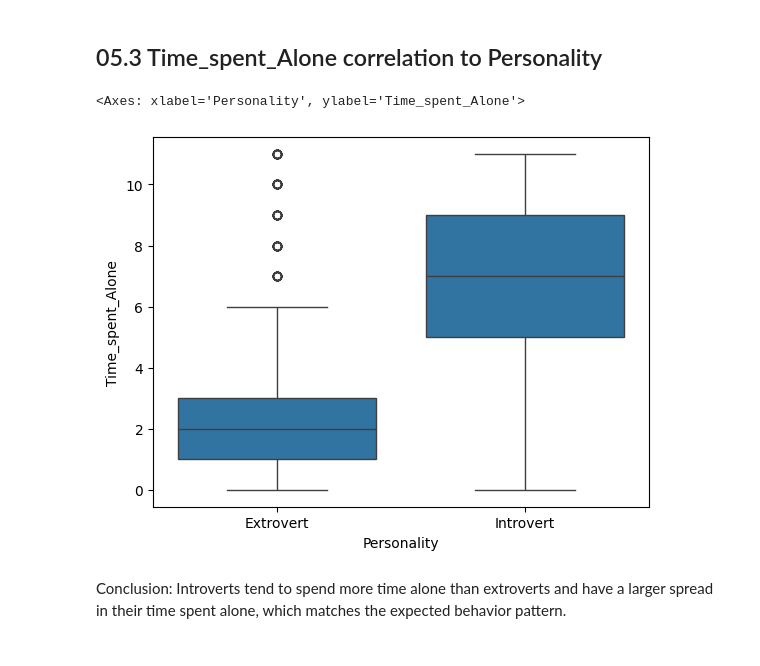
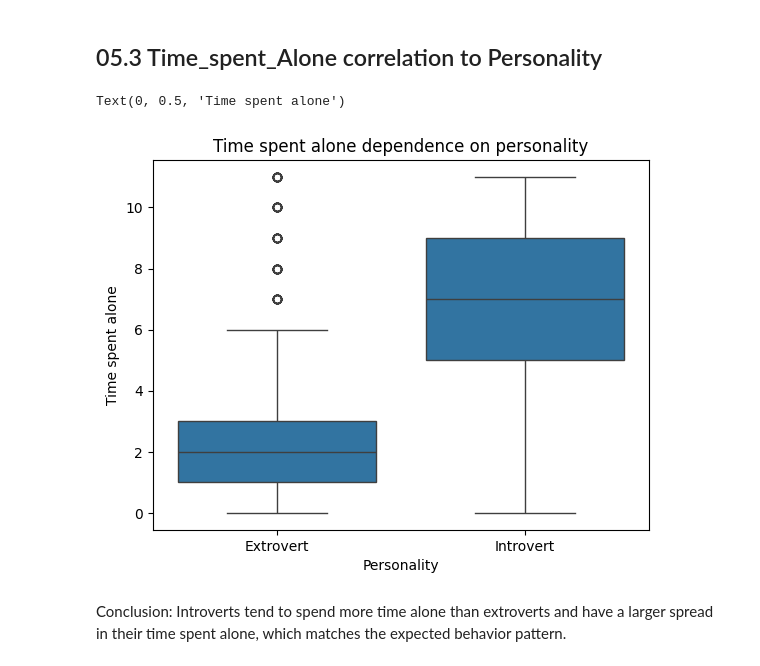
Before and after one commit to stanislavkuca/data-analysis-project-personality-types, a Jupyter notebook: project_personality_types.ipynb, the cells around one changed output. Saved outputs shown, nothing was run; the diff lists cells and outputs as text; code cells hidden in the pictures.

```diff
--- a/project_personality_types.ipynb
+++ b/project_personality_types.ipynb
@@ -181,9 +184,11 @@ Conclusion: Out of 1409 introverts 76 have Friends circle size above 8.
 ## 05.3 Time_spent_Alone correlation to Personality
 # %%
 sns.boxplot(data=df_personality, x='Personality', y='Time_spent_Alone')
+plt.title(label='Time spent alone dependence on personality')
+plt.ylabel('Time spent alone')
 # %% [output]
-<Axes: xlabel='Personality', ylabel='Time_spent_Alone'>
+Text(0, 0.5, 'Time spent alone')
-[figure, old version]
+[figure, new version]
 # %% [markdown]
 Conclusion: Introverts tend to spend more time alone than extroverts and have a larger spread in their time spent alone, which matches the expected behavior pattern.
 # %% [markdown]
```
Also changed, not shown: parts of 4 cells of this notebook.
